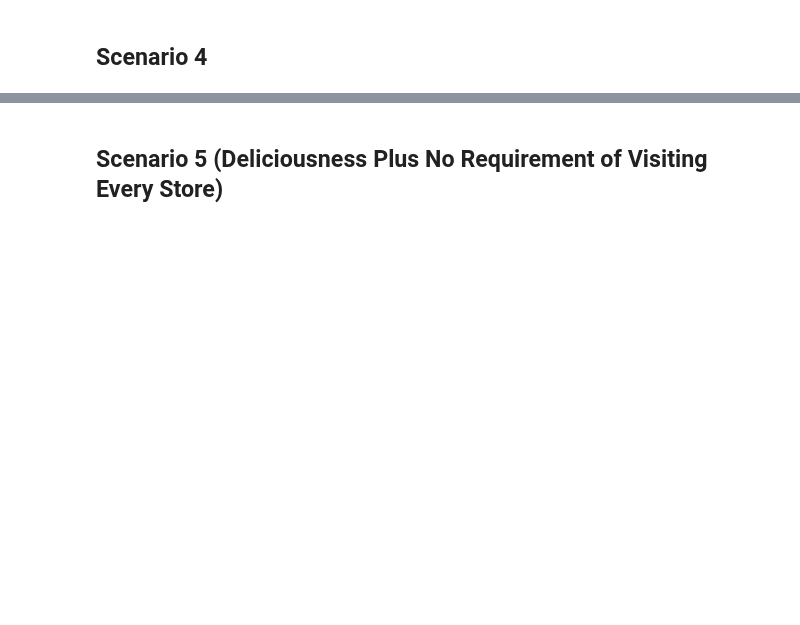
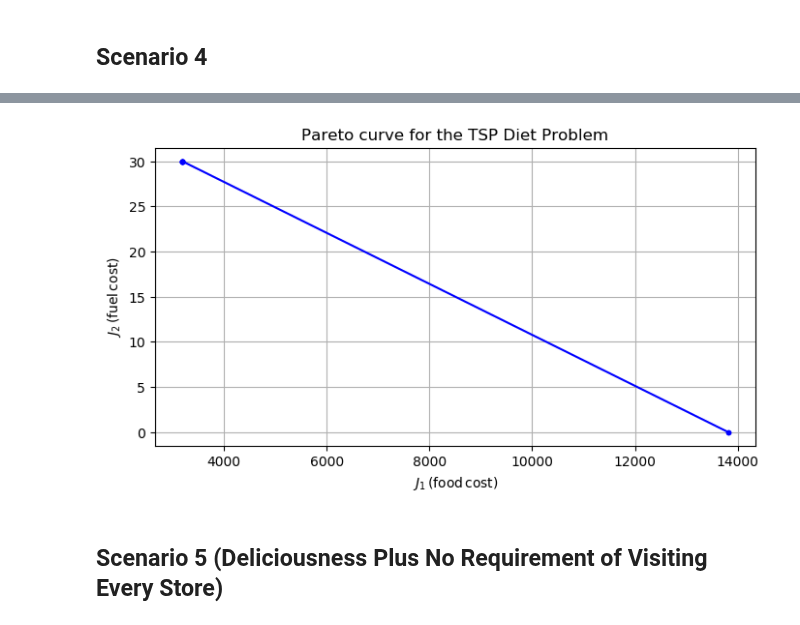
Before and after one commit to harish-veeramani/optimization-final-project, a Jupyter notebook: project_report_template.ipynb, the cells around one changed output, grey strips where cells are left out. Cells and saved outputs as stored; diff of their text form; code cells hidden in the pictures; blank space fills up the shorter version.

```diff
--- a/project_report_template.ipynb
+++ b/project_report_template.ipynb
@@ -665,3 +705,14 @@ println(solveOpt(0.00001,0.00001))
+# %%
+
+using PyPlot
+figure(figsize=(8,4))
+plot( J1, J2, "b.-" )
+xlabel(L"J_1\, (\sf food\, cost)")
+ylabel(L"J_2\, (\sf fuel\, cost)");
+title("Pareto curve for the TSP Diet Problem")
+grid()
+# %% [output]
+[figure, added]
 # %% [markdown]
 ## Scenario 5 (Deliciousness Plus No Requirement of Visiting Every Store)
 # %%
```
Also changed, not shown: parts of 10 cells of this notebook, 1 other file.
